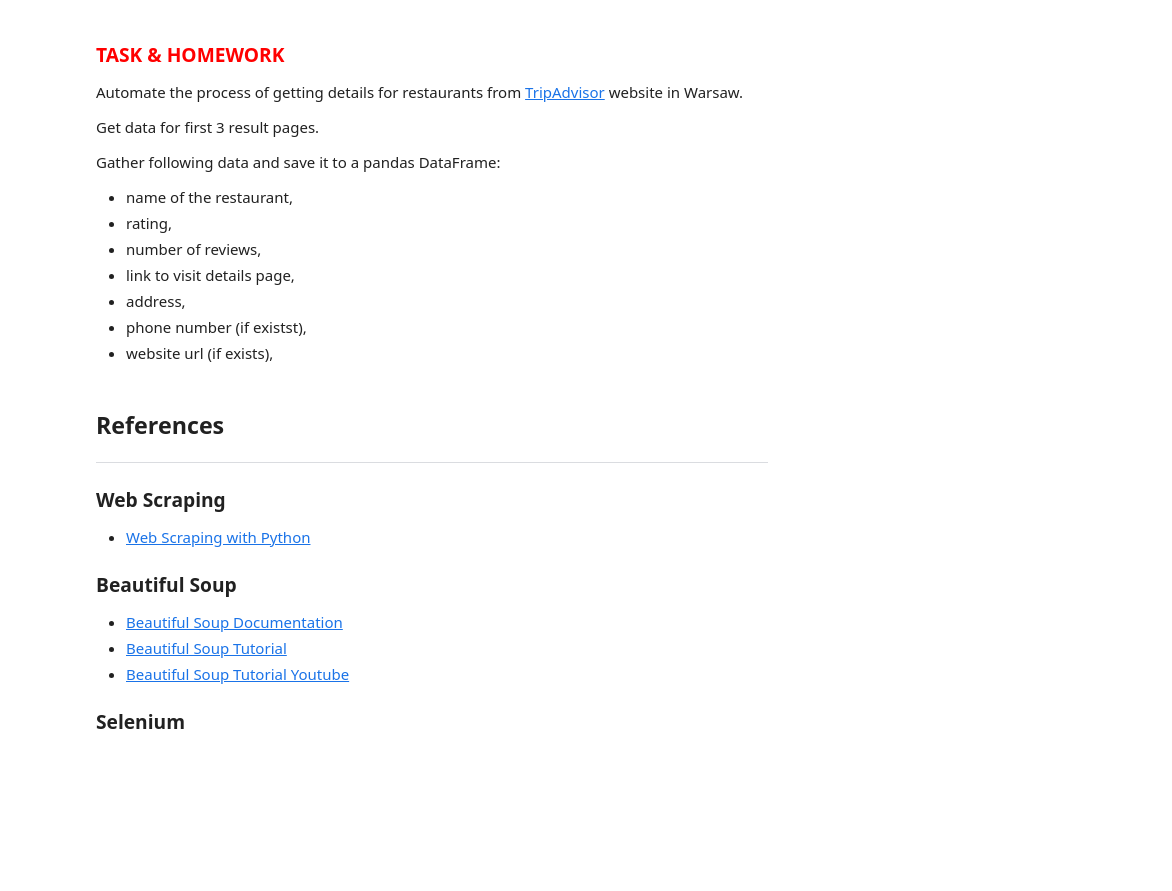
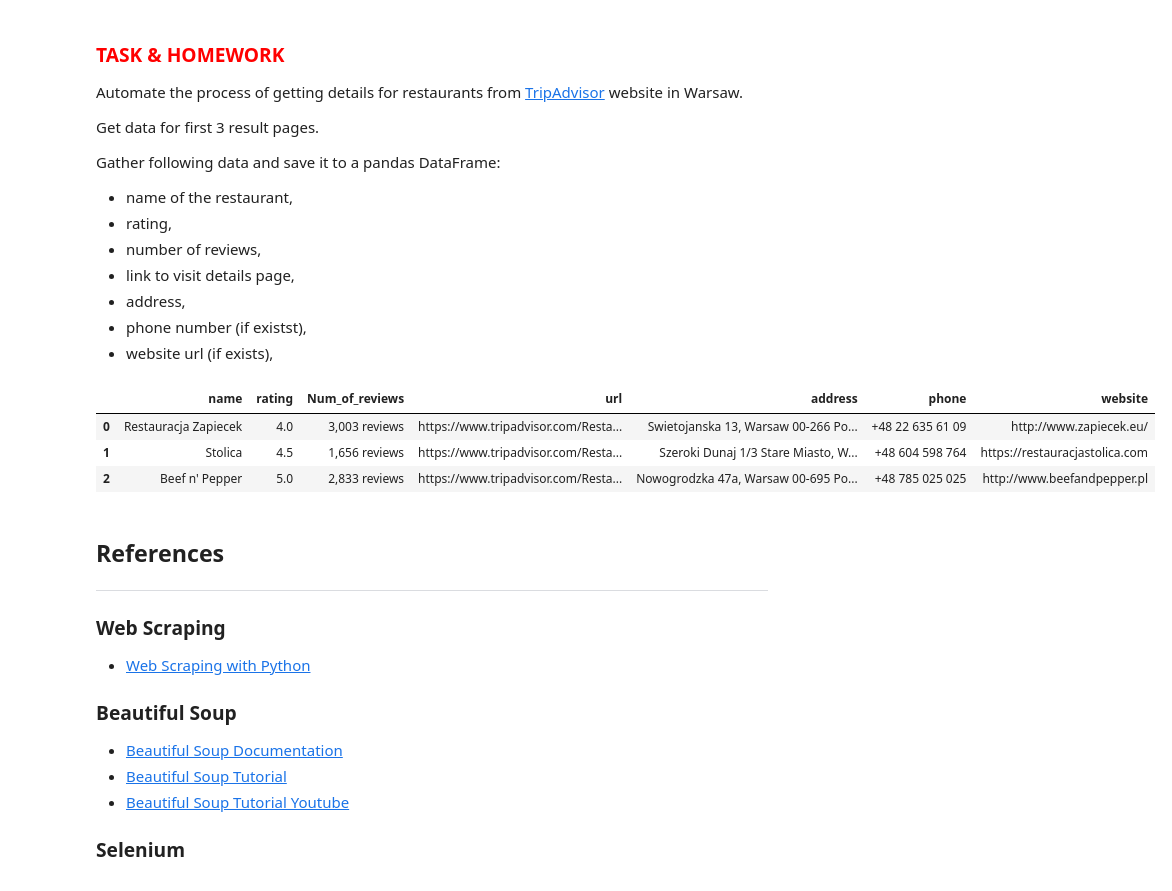
Before and after one commit to zapasek1/python-applications, a Jupyter notebook: class_2/class_2_students.ipynb, the cells around one changed output. Saved outputs shown, nothing was run; the diff lists cells and outputs as text; code cells hidden in the pictures; blank space fills up the shorter version.

```diff
--- a/class_2/class_2_students.ipynb
+++ b/class_2/class_2_students.ipynb
@@ -490,3 +493,10 @@ scrape_booking()
+# %%
+scrape_tripadvisor_restaurants('Warsaw', 3)
+# %% [output]
+|  | name | rating | Num_of_reviews | url | address | phone | website |
+| 0 | Restauracja Zapiecek | 4.0 | 3,003 reviews | https://www.tripadvisor.com/Resta... | Swietojanska 13, Warsaw 00-266 Po... | +48 22 635 61 09 | http://www.zapiecek.eu/ |
+| 1 | Stolica | 4.5 | 1,656 reviews | https://www.tripadvisor.com/Resta... | Szeroki Dunaj 1/3 Stare Miasto, W... | +48 604 598 764 | https://restauracjastolica.com |
+| 2 | Beef n' Pepper | 5.0 | 2,833 reviews | https://www.tripadvisor.com/Resta... | Nowogrodzka 47a, Warsaw 00-695 Po... | +48 785 025 025 | http://www.beefandpepper.pl |
 # %% [markdown]
 ## References
 ---
```
Also changed, not shown: parts of 7 cells of this notebook.
